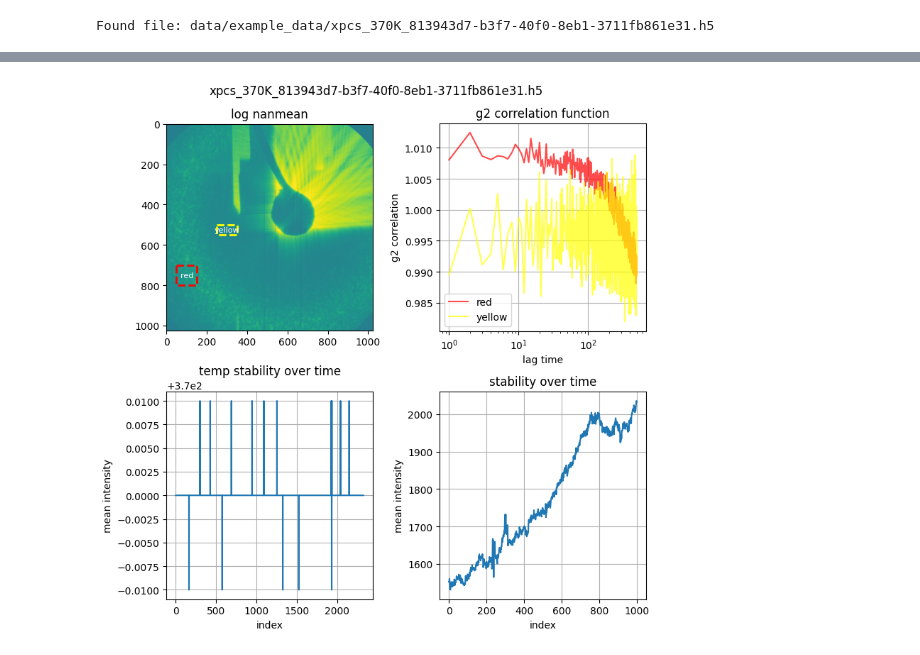
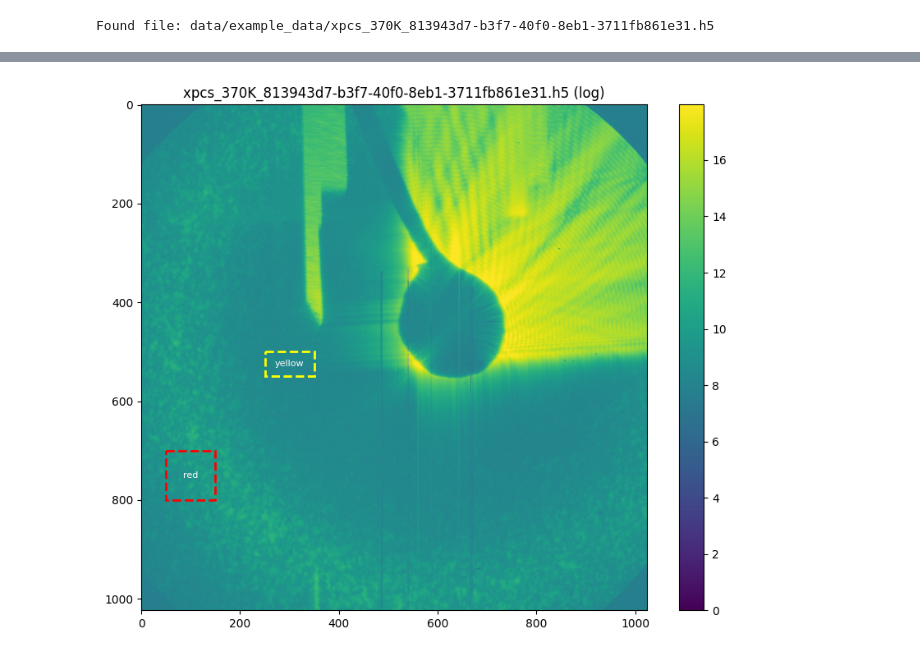
Before and after one commit to gnzng/bl7011_workflow_nersc, a Jupyter notebook: bl7011_workflow.ipynb, the cells around one changed output, grey strips where cells are left out. Drawn from its saved outputs; the diff is of its cells as text; code cells hidden in the pictures.

```diff
--- a/bl7011_workflow.ipynb
+++ b/bl7011_workflow.ipynb
@@ -21,13 +21,15 @@ andor = load_data_andor(filepath, filename)
 # %% [output]
 Found file: data/example_data/xpcs_370K_813943d7-b3f7-40f0-8eb1-3711fb861e31.h5
 # %%
-# adding a region of interest (ROI) for a quick g2 evaluation, dict key needs to be a valid color
-# first pair is the left axis, second pair is the bottom axis
-andor.set_g2_roi({
+# Load data
+andor = AndorDataLoader(filepath, filename)
+
+# Set ROIs
+andor.set_rois({
     "red": [[700, 800], [50,150]],
     "yellow": [[500, 550], [250,350]],
     #"blue": [[600, 800], [300,450]],
-    })
-
-andor.plot_sum_frames()
+})
+# Create visualizer and plot
+visualizer = AndorDataVisualizer(andor)
 # %% [output]
@@ -35,4 +37,4 @@ andor.plot_sum_frames()
 # %%
-andor.plot_complete_overview()
+visualizer.plot_sum_frames()
 # %% [output]
-[figure, old version]
+[figure, new version]
```
Also changed, not shown: parts of 4 cells of this notebook, 1 other file.
